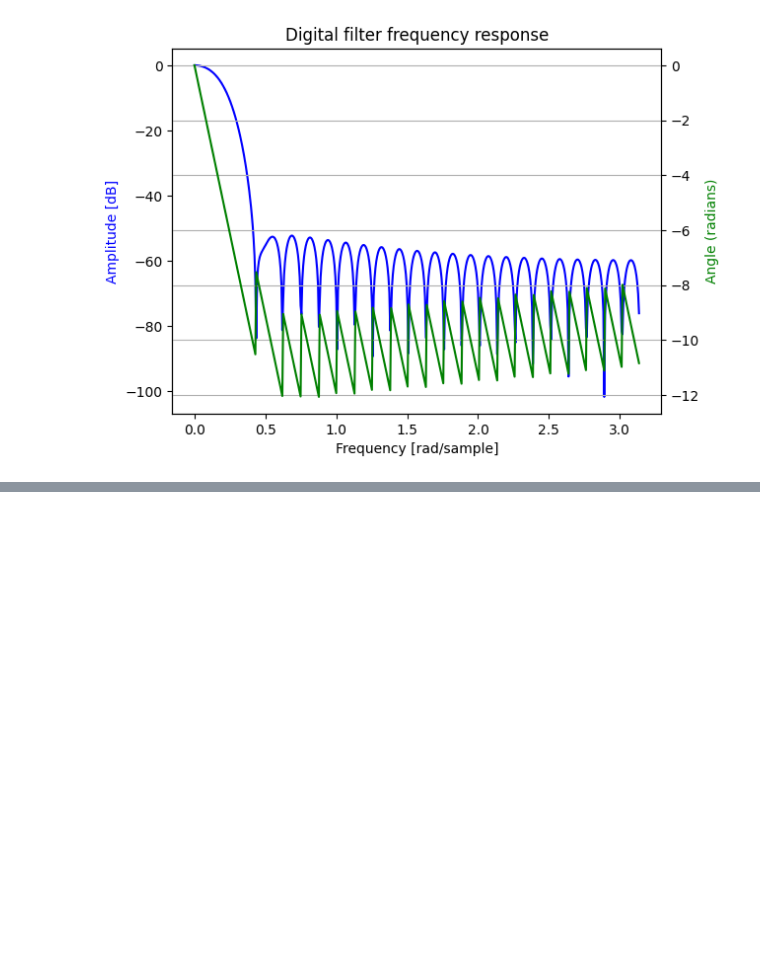
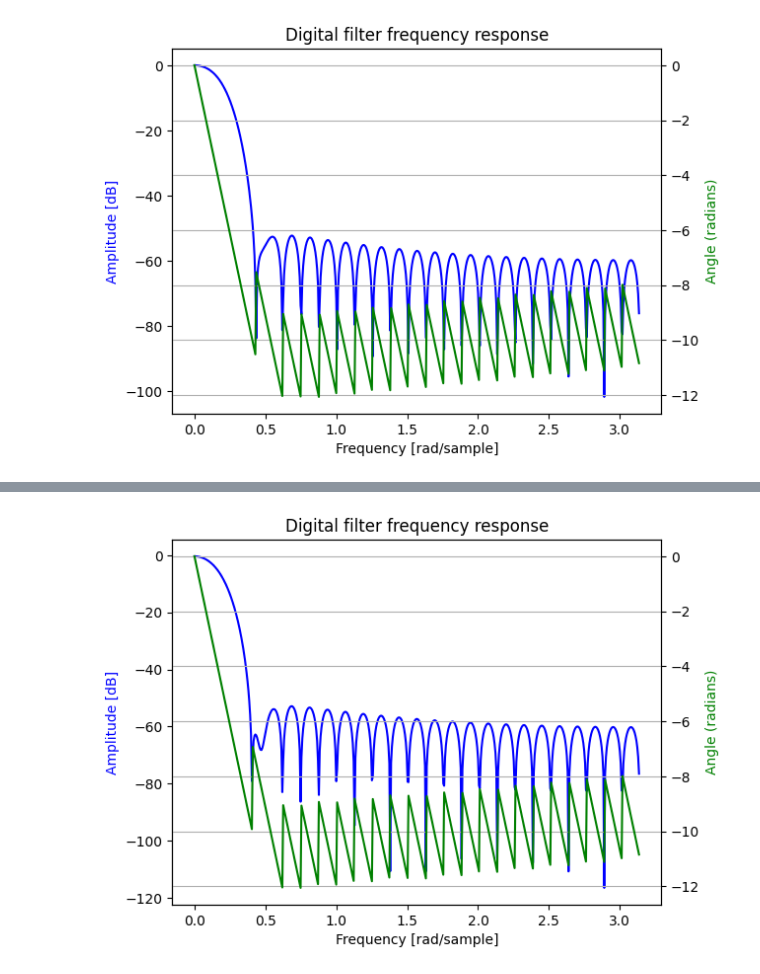
Before and after one commit to nelsonfvt/CyM_PDS, a Jupyter notebook: Teoría/4.Filtrado de señales/Ejemplo_FIR.ipynb, the cells around one changed output, grey strips where cells are left out. Saved outputs shown, nothing was run; the diff lists cells and outputs as text; code cells hidden in the pictures; blank space fills up the shorter version.

```diff
--- a/Teoría/4.Filtrado de señales/Ejemplo_FIR.ipynb
+++ b/Teoría/4.Filtrado de señales/Ejemplo_FIR.ipynb
@@ -69,0 +104,17 @@ plt.show()
+# %%
+#Respuesta en frecuencia del filtro FIR
+w, h = signal.freqz(h2n)
+fig, ax1 = plt.subplots()
+ax1.set_title('Digital filter frequency response')
+ax1.plot(w, 20 * np.log10(abs(h)), 'b')
+ax1.set_ylabel('Amplitude [dB]', color='b')
+ax1.set_xlabel('Frequency [rad/sample]')
+ax2 = ax1.twinx()
+angles = np.unwrap(np.angle(h))
+ax2.plot(w, angles, 'g')
+ax2.set_ylabel('Angle (radians)', color='g')
+ax2.grid(True)
+ax2.axis('tight')
+plt.show()
+# %% [output]
+[figure, added]
```
Also changed, not shown: parts of 11 cells of this notebook, 2 other files.
